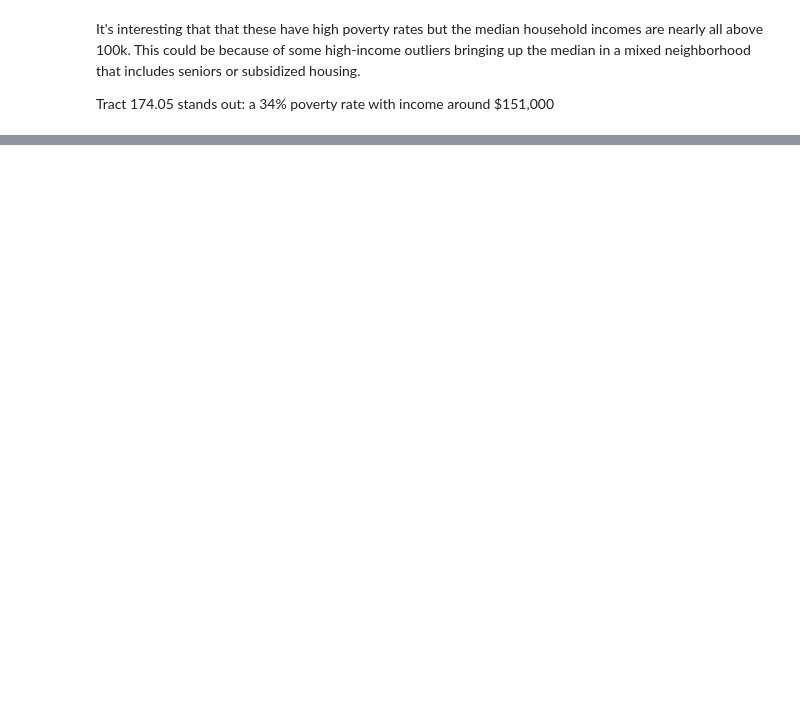
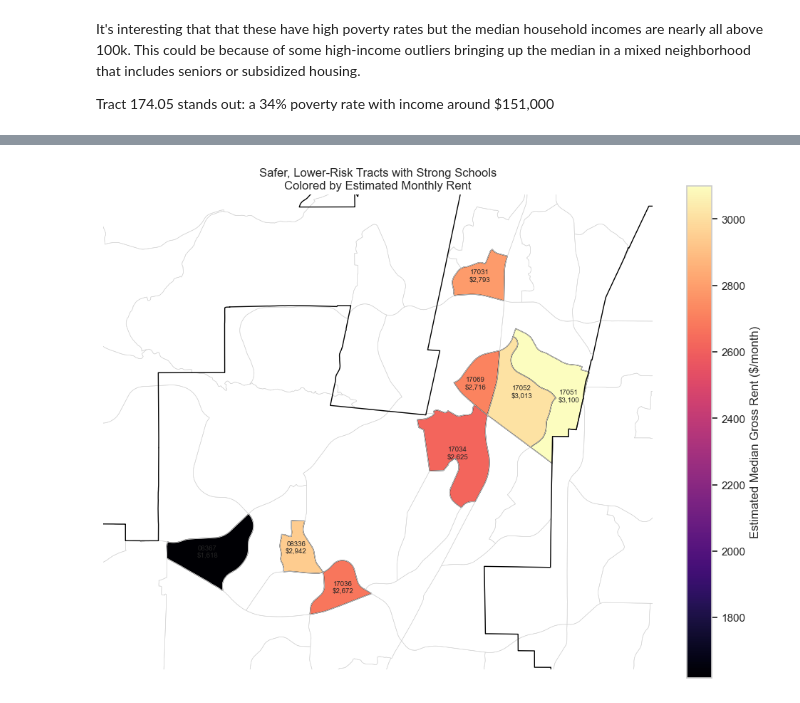
Before and after one commit to coco-martinez/san-diego-neighborhood-opportunity, a Jupyter notebook: notebooks/08_eda.ipynb, the cells around one changed output, grey strips where cells are left out. Saved outputs shown, nothing was run; the diff lists cells and outputs as text; code cells hidden in the pictures; blank space fills up the shorter version.

```diff
--- a/notebooks/08_eda.ipynb
+++ b/notebooks/08_eda.ipynb
@@ -927,0 +1197,32 @@ school_outlier_context.T
+# %%
+# mapping strong-school candidate tracts by estimated rent
+
+fig, ax = plt.subplots(figsize=(10, 9))
+sd_tract_gdf.boundary.plot(ax=ax, color='lightgray', linewidth=0.4)
+sdpd_boundary.boundary.plot(ax=ax, color='black', linewidth=1)
+
+good_school_map.plot(
+    ax=ax, column='estimated_median_gross_rent', cmap='magma',
+    edgecolor='black', linewidth=0.8, legend=True,
+    legend_kwds={'label': 'Estimated Median Gross Rent ($/month)', 'shrink': 0.8})
+
+label_points = good_school_map.copy()
+label_points['geometry'] = label_points.geometry.representative_point()
+
+for _, row in label_points.iterrows():
+    ax.annotate(
+        f"{row['tract_id'][-5:]}\n${row['estimated_median_gross_rent']:,.0f}",
+        (row.geometry.x, row.geometry.y),
+        ha='center', va='center', fontsize=7)
+
+min_x, min_y, max_x, max_y = good_school_map.total_bounds
+x_pad, y_pad = (max_x - min_x) * 0.15, (max_y - min_y) * 0.15
+ax.set_xlim(min_x - x_pad, max_x + x_pad)
+ax.set_ylim(min_y - y_pad, max_y + y_pad)
+
+ax.set_title('Safer, Lower-Risk Tracts with Strong Schools\nColored by Estimated Monthly Rent')
+ax.set_axis_off()
+plt.tight_layout()
+plt.show()
+# %% [output]
+[figure, added]
```
Also changed, not shown: parts of 27 cells of this notebook.
